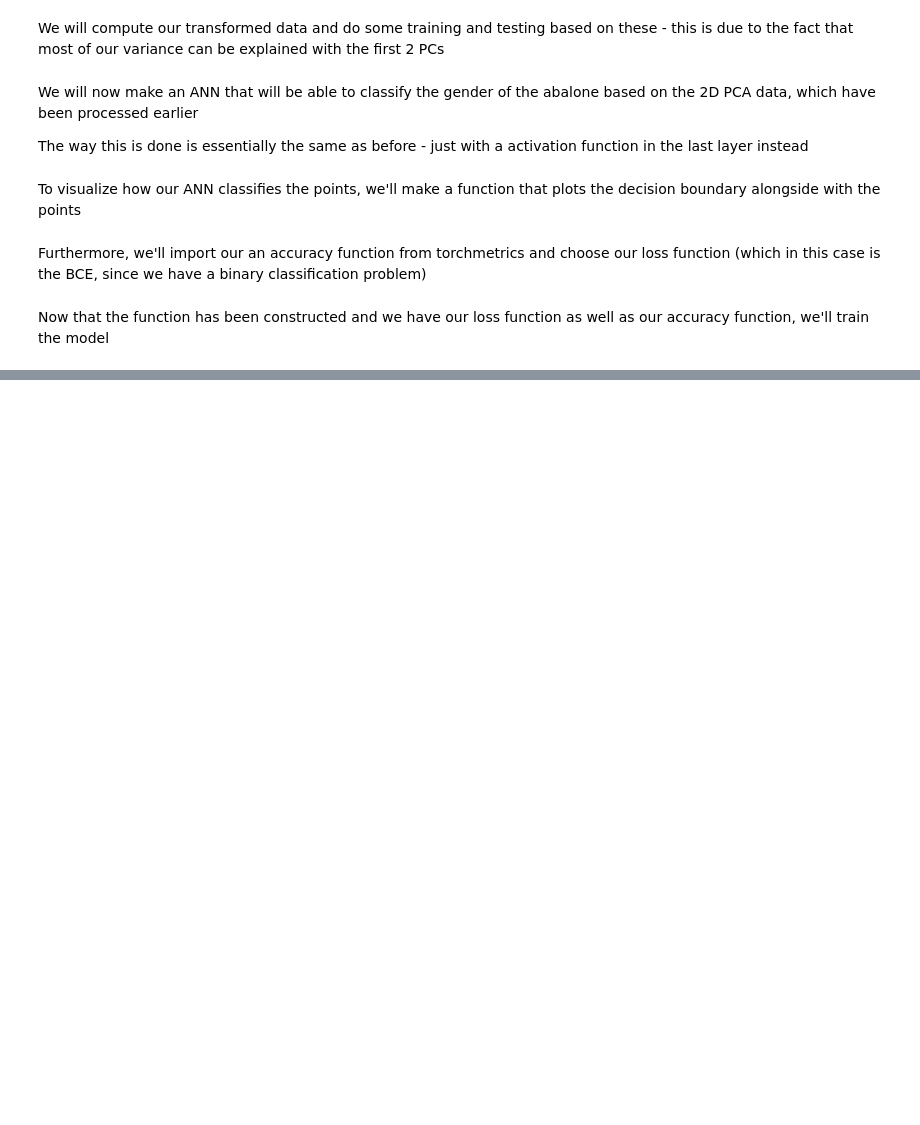
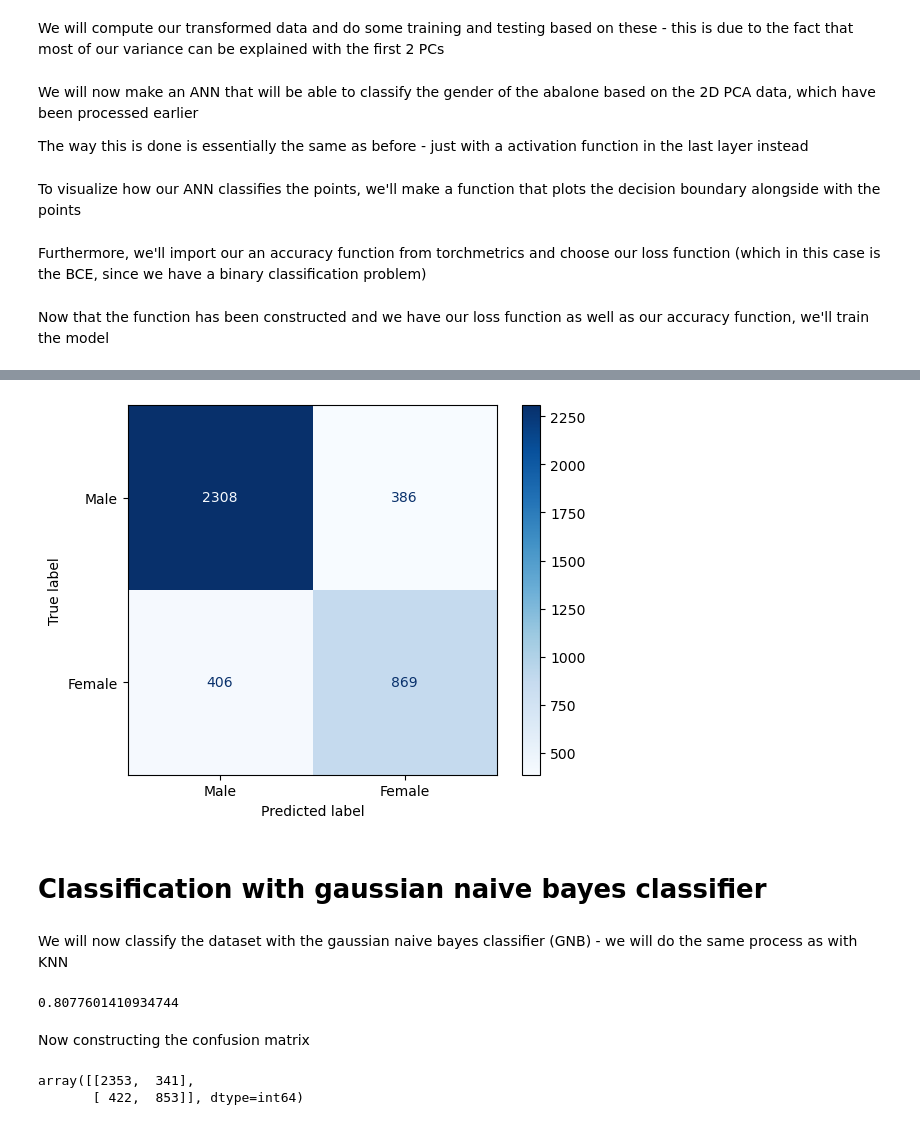
Before and after one commit to NusretSalli/ML-abalone, a Jupyter notebook: Abalone_ML.ipynb, the cells around one changed output, grey strips where cells are left out. Cells and saved outputs as stored; diff of their text form; code cells hidden in the pictures; blank space fills up the shorter version.

```diff
--- a/Abalone_ML.ipynb
+++ b/Abalone_ML.ipynb
@@ -893,0 +948,31 @@ plot_decision_boundary(class_model, X_test, y_test)
+# %%
+knn_con_plot = ConfusionMatrixDisplay(confusion_matrix = knn_con_matrix, display_labels = class_names) # making a displayer
+
+knn_con_plot.plot(cmap=plt.cm.Blues) # plotting it
+
+plt.show() # using plt.show() to make it reliable when plotting
+# %% [output]
+[figure, added]
+# %% [markdown]
+# Classification with gaussian naive bayes classifier
+# %% [markdown]
+We will now classify the dataset with the gaussian naive bayes classifier (GNB) - we will do the same process as with KNN
+# %%
+gnb_model = GaussianNB()
+
+gnb_model.fit(X_train, y_train) # training / fitting the model
+
+y_pred_gnb = gnb_model.predict(X_test)
+
+gnb_model.score(X_test, y_test)
+# %% [output]
+0.8077601410934744
+# %% [markdown]
+Now constructing the confusion matrix
+# %%
+gnb_con_matrix = confusion_matrix(y_test, y_pred_gnb)
+
+gnb_con_matrix
+# %% [output]
+array([[2353,  341],
+       [ 422,  853]], dtype=int64)
```
Also changed, not shown: parts of 23 cells of this notebook.
